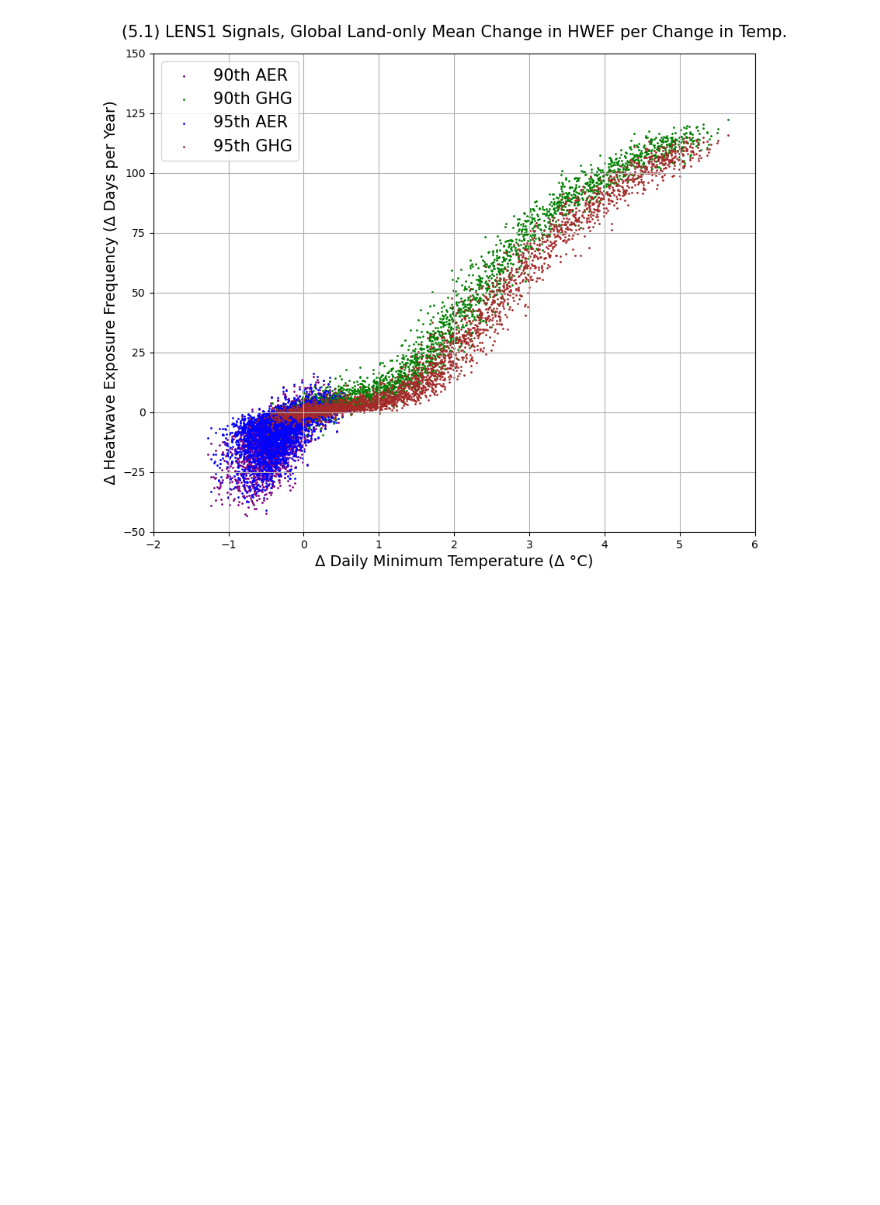
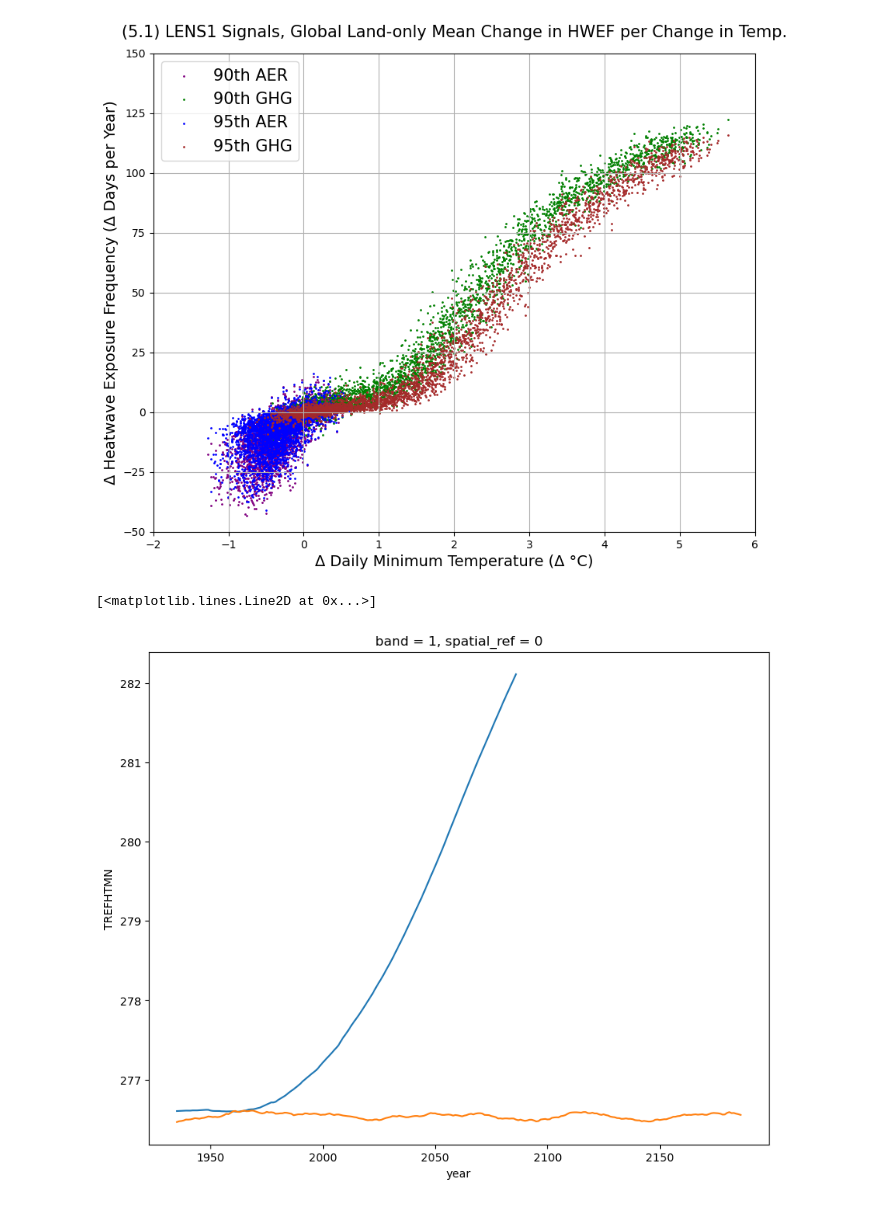
Before and after one commit to AgentOxygen/aerosol-heatwaves, a Jupyter notebook: notebooks/Figure5.ipynb, the cells around one changed output. Saved outputs shown, nothing was run; the diff lists cells and outputs as text; code cells hidden in the pictures; blank space fills up the shorter version.

```diff
--- a/notebooks/Figure5.ipynb
+++ b/notebooks/Figure5.ipynb
@@ -90,6 +117,13 @@ ax1.set_ylabel("Δ Heatwave Exposure Frequency (Δ Days per Year)", fontsize=14)
 # %% [output]
 Text(0, 0.5, 'Δ Heatwave Exposure Frequency (Δ Days per Year)')
 [figure]
+# %%
+f, ax1 = plt.subplots(1, 1, figsize=(10, 8), facecolor='w')
+all_tmin_ts.plot(ax=ax1)
+pic_tmin_ts.plot(ax=ax1)
+# %% [output]
+[<matplotlib.lines.Line2D at 0x...>]
+[figure, added]
 # %%
 all_exp_ts = hw_mn_all_exposure_ts.mean(dim="member").sel(percentile=0.9).rolling(year=30, center=True).mean()
 xaer_exp_ts = hw_mn_xaer_exposure_ts.mean(dim="member").sel(percentile=0.9).rolling(year=30, center=True).mean()
```
Also changed, not shown: parts of 11 cells of this notebook, 16 other files.
